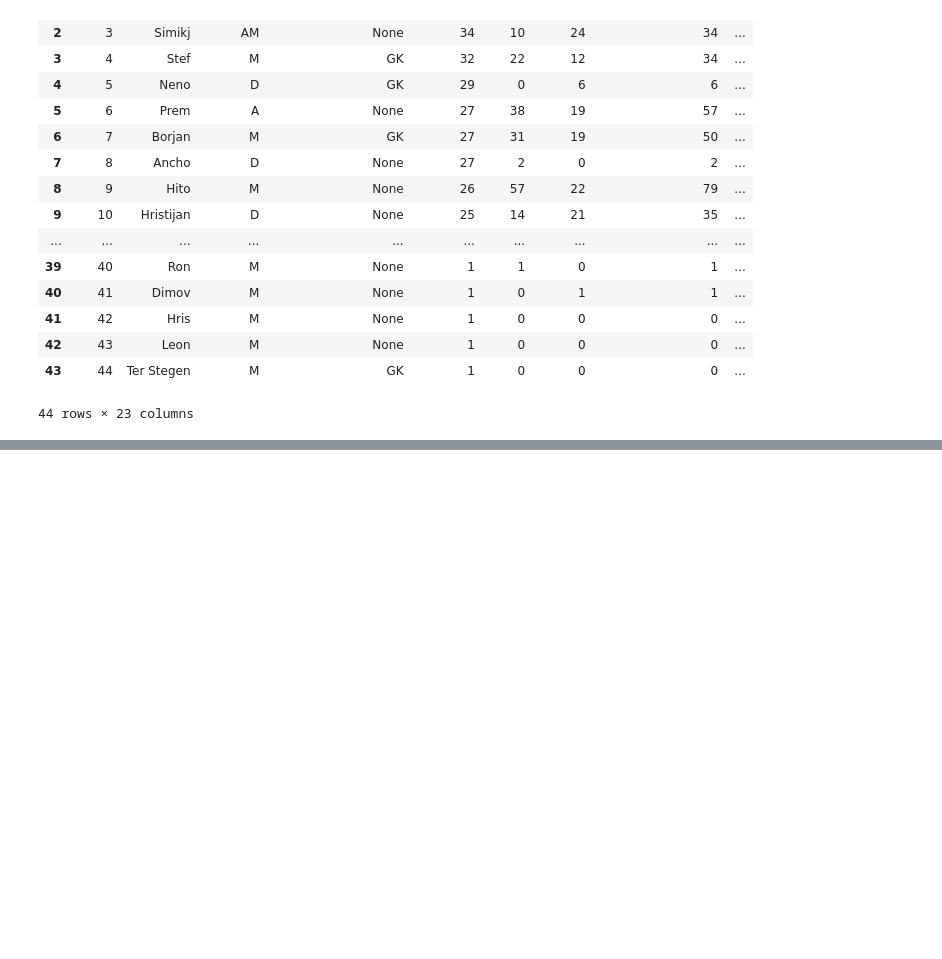
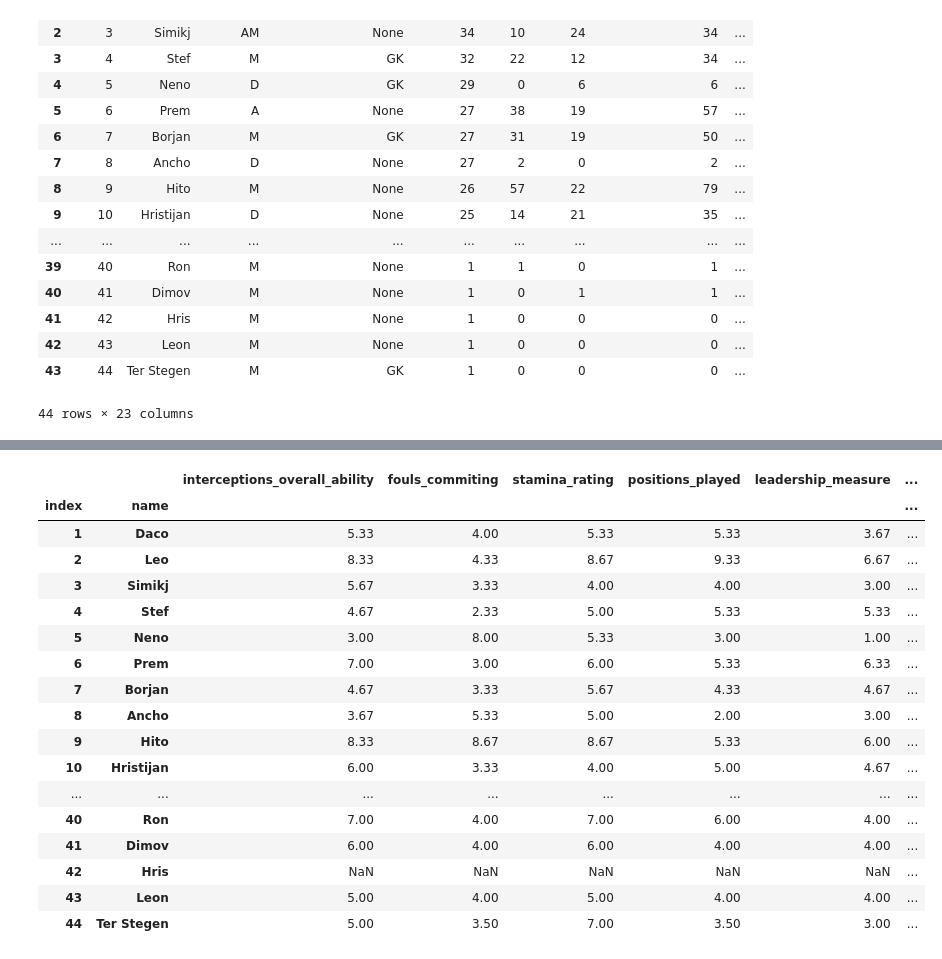
Before and after one commit to leonasanovski/Team-Splitter, a Jupyter notebook: format_csv_file.ipynb, the cells around one changed output, grey strips where cells are left out. Saved outputs shown, nothing was run; the diff lists cells and outputs as text; code cells hidden in the pictures; blank space fills up the shorter version.

```diff
--- a/format_csv_file.ipynb
+++ b/format_csv_file.ipynb
@@ -5,5 +9,5 @@ import pandas as pd
 # %%
-df = pd.read_csv('zoki_liga_end_sheet.csv')
+df = pd.read_csv('zoki_liga_final.csv')
 # %%
 df.head(5)
 # %% [output]
@@ -206,0 +262,21 @@ df_original = pd.read_csv('zoki_liga.csv')
+# %%
+df_avg
+# %% [output]
+|  |  | interceptions_overall_ability | fouls_commiting | stamina_rating | positions_played | leadership_measure | ... |
+| index | name |  |  |  |  |  | ... |
+| 1 | Daco | 5.33 | 4.00 | 5.33 | 5.33 | 3.67 | ... |
+| 2 | Leo | 8.33 | 4.33 | 8.67 | 9.33 | 6.67 | ... |
+| 3 | Simikj | 5.67 | 3.33 | 4.00 | 4.00 | 3.00 | ... |
+| 4 | Stef | 4.67 | 2.33 | 5.00 | 5.33 | 5.33 | ... |
+| 5 | Neno | 3.00 | 8.00 | 5.33 | 3.00 | 1.00 | ... |
+| 6 | Prem | 7.00 | 3.00 | 6.00 | 5.33 | 6.33 | ... |
+| 7 | Borjan | 4.67 | 3.33 | 5.67 | 4.33 | 4.67 | ... |
+| 8 | Ancho | 3.67 | 5.33 | 5.00 | 2.00 | 3.00 | ... |
+| 9 | Hito | 8.33 | 8.67 | 8.67 | 5.33 | 6.00 | ... |
+| 10 | Hristijan | 6.00 | 3.33 | 4.00 | 5.00 | 4.67 | ... |
+| ... | ... | ... | ... | ... | ... | ... | ... |
+| 40 | Ron | 7.00 | 4.00 | 7.00 | 6.00 | 4.00 | ... |
+| 41 | Dimov | 6.00 | 4.00 | 6.00 | 4.00 | 4.00 | ... |
+| 42 | Hris | NaN | NaN | NaN | NaN | NaN | ... |
+| 43 | Leon | 5.00 | 4.00 | 5.00 | 4.00 | 4.00 | ... |
+| 44 | Ter Stegen | 5.00 | 3.50 | 7.00 | 3.50 | 3.00 | ... |
```
Also changed, not shown: parts of 13 cells of this notebook, 5 other files.
